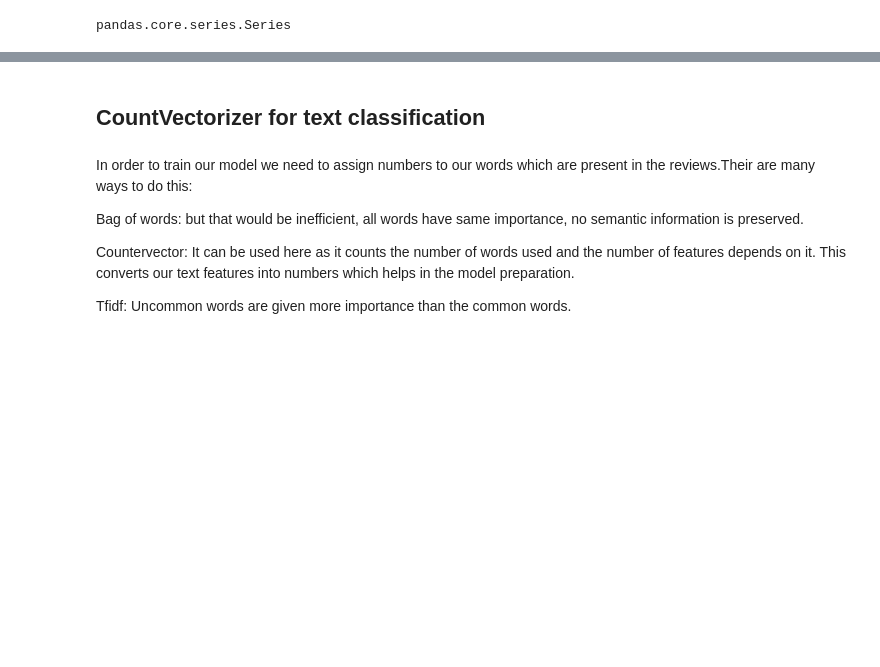
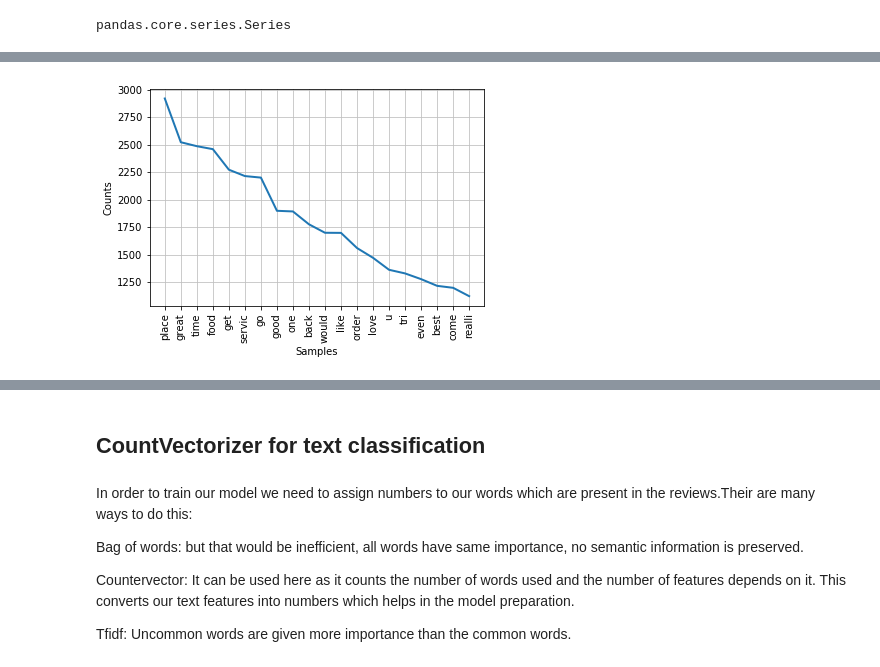
Before and after one commit to nishimishra71/Python, a Jupyter notebook: Capstone_2/Capstone_2.ipynb, the cells around one changed output, grey strips where cells are left out. Saved outputs shown, nothing was run; the diff lists cells and outputs as text; code cells hidden in the pictures; blank space fills up the shorter version.

```diff
--- a/Capstone_2/Capstone_2.ipynb
+++ b/Capstone_2/Capstone_2.ipynb
@@ -436,0 +427,16 @@ yelp_class.head()
+# %%
+def frequency(sentence):
+    token_words=tokenize(sentence)
+    tokenized_words = []
+    for word in token_words:
+        tokenized_words.append(word)
+    return (tokenized_words)
+# %%
+freq_text = yelp_class.text.apply(frequency)
+total=[]
+for i in freq_text:
+    total+=i
+freqdist = nltk.FreqDist(total)
+freqdist.plot(20,cumulative=False)
+# %% [output]
+[figure, added]
```
Also changed, not shown: parts of 43 cells of this notebook.
